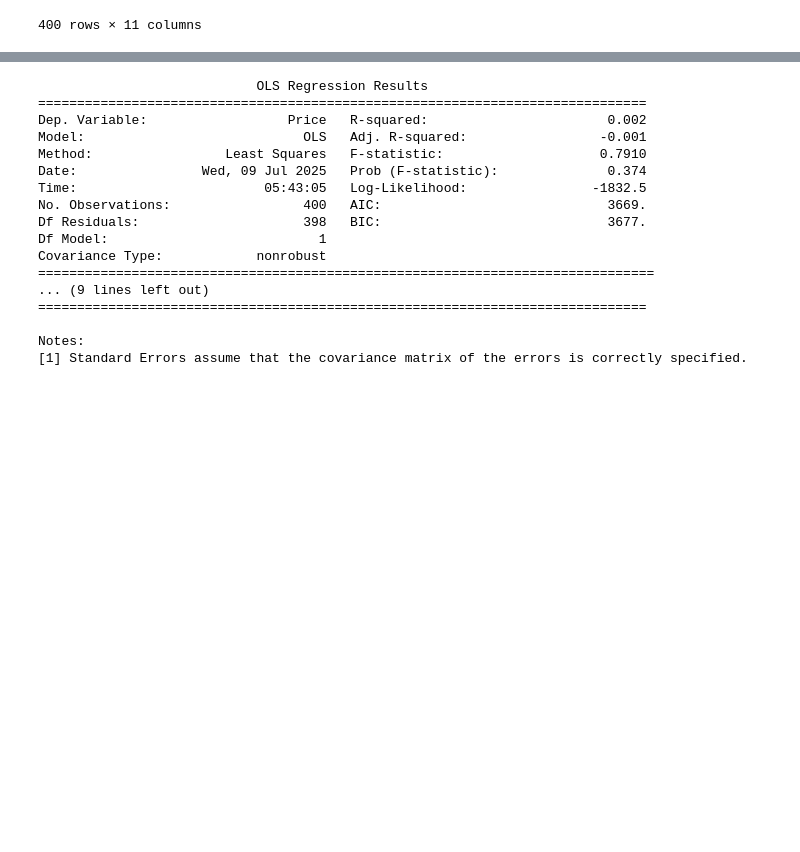
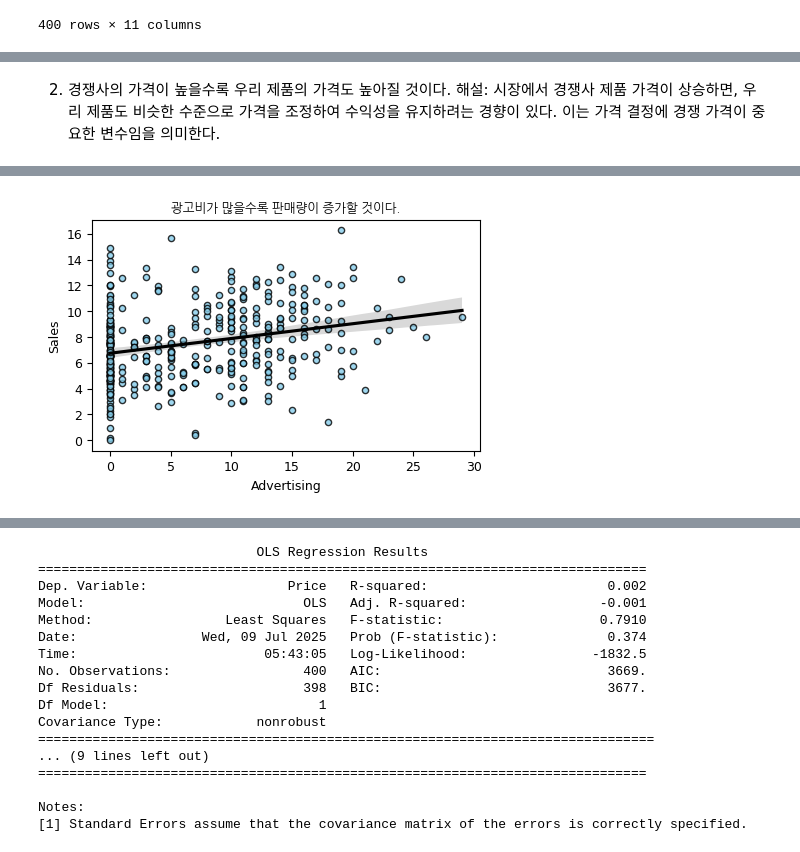
Before and after one commit to mingeunjo/mini_game, a Jupyter notebook: 07_09_실습.ipynb, the cells around one changed output, grey strips where cells are left out. Drawn from its saved outputs; the diff is of its cells as text; code cells hidden in the pictures; blank space fills up the shorter version.

```diff
--- a/07_09_실습.ipynb
+++ b/07_09_실습.ipynb
@@ -62,0 +122,12 @@ sns.regplot(x='Price', y='Advertising', data=data_1,
+# %% [markdown]
+2. 경쟁사의 가격이 높을수록 우리 제품의 가격도 높아질 것이다.
+해설: 시장에서 경쟁사 제품 가격이 상승하면, 우리 제품도 비슷한 수준으로 가격을 조정하여 수익성을 유지하려는 경향이 있다. 이는 가격 결정에 경쟁 가격이 중요한 변수임을 의미한다.
+# %%
+sns.regplot(x='Advertising', y='Sales', data=data_1,
+            scatter_kws={'color': 'skyblue', 's': 20, 'edgecolor': 'k'},
+            line_kws={'color': 'black'})
+plt.title('광고비가 많을수록 판매량이 증가할 것이다.',fontproperties=font_prop)
+plt.xlabel('Advertising')
+plt.ylabel('Sales')
+plt.show()
+# %% [output]
@@ -62,0 +151 @@ sns.regplot(x='Price', y='Advertising', data=data_1,
+[figure, added]
```
Also changed, not shown: parts of 12 cells of this notebook.
